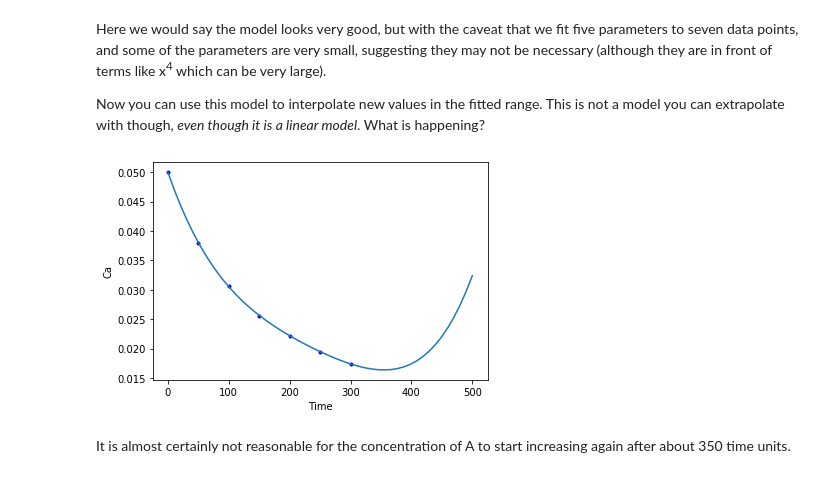
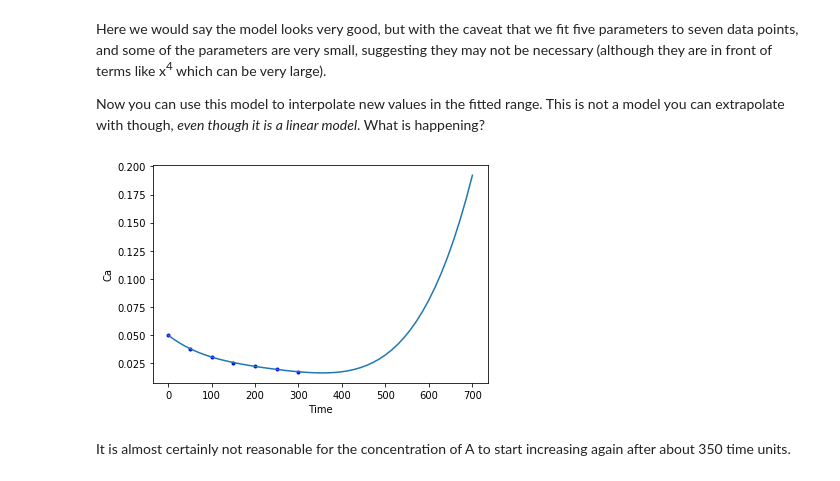
Before and after one commit to jkitchin/f19-06623, a Jupyter notebook: lectures/18-linear-regression.ipynb, the cells around one changed output. Saved outputs shown, nothing was run; the diff lists cells and outputs as text; code cells hidden in the pictures.

```diff
--- a/lectures/18-linear-regression.ipynb
+++ b/lectures/18-linear-regression.ipynb
@@ -64,12 +107,19 @@ Text(0, 0.5, 'Ca')
 # %% [markdown]
 We previously claimed that solving this equation was equivalent to minimizing the summed squared errors. Here we demonstrate that is consistent with our observation for the first parameter.
 # %%
-P = np.linspace(0.9 * a[0], 1.1 * a[0])
+i = 1
+P = np.linspace(0.9 * a[i], 1.1 * a[i])
 
-errs = [np.sum(np.square(X @ [p, *a[1:]] - Ca)) for p in P]
+errs = []
+for p in P:
+    A = [a[0], p, a[2], a[3], a[4]]
+    err = np.sum(np.square(X @ A - Ca))
+    errs += [err]
+
+# errs = [np.sum(np.square(X @ [p, *a[1:]] - Ca)) for p in P]
 
 plt.plot(P, errs)
-plt.axvline(a[0], color='k', linestyle='--')
+plt.axvline(a[i], color='k', linestyle='--')
 plt.xlabel('slope')
 plt.ylabel('SSE')
 plt.legend(['SSE', 'best fit'])
@@ -83,6 +151,6 @@ As we have seen many times before, Numpy provides a function for doing least squ
 # %%
 ?np.linalg.lstsq
 # %%
-pars, residuals, rank, singular_values = np.linalg.lstsq(X, Ca)
+pars, residuals, rank, singular_values = np.linalg.lstsq(X, Ca, rcond=None)
 pars, residuals, rank, singular_values
 # %% [output]
@@ -150,17 +231,17 @@ Here we would say the model looks very good, but with the caveat that we fit fiv
 
 Now you can use this model to interpolate new values in the fitted range. This is not a model you can extrapolate with though, *even though it is a linear model*. What is happening?
 # %%
-newt = np.linspace(0, 500)
+newt = np.linspace(0, 700)
 
 newT = np.column_stack([newt**i for i in range(5)])
 newCa = newT @ pars
 
 plt.plot(time, Ca, 'b.')
 plt.plot(newt, newCa)
 plt.xlabel('Time')
 plt.ylabel('Ca');
 # %% [output]
-[figure, old version]
+[figure, new version]
 # %% [markdown]
 It is almost certainly not reasonable for the concentration of A to start increasing again after about 350 time units.
 # %% [markdown]
```
Also changed, not shown: parts of 22 cells of this notebook, 10 other files.
